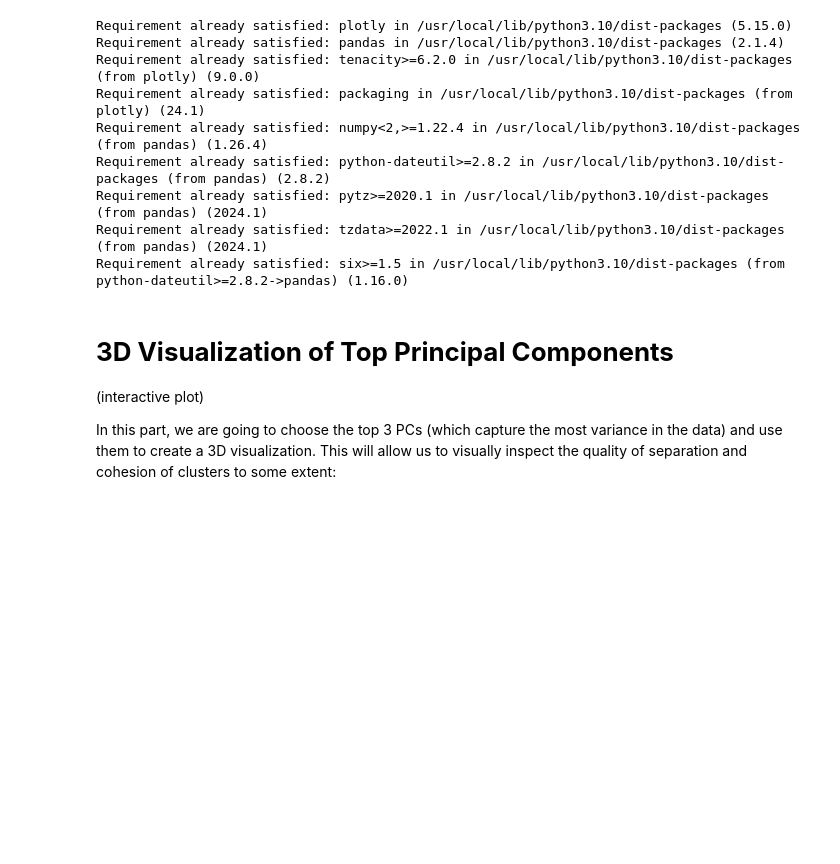
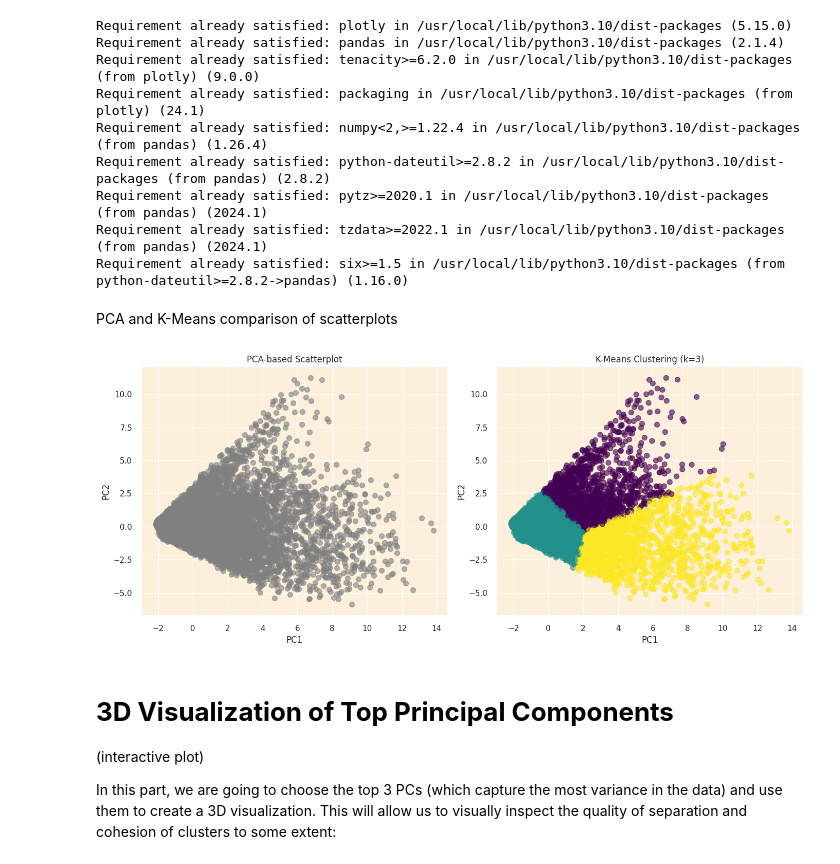
Before and after one commit to monteiro-sara/E-Commerce-Market-Research_RFM-CLV-PCA_KMEANS_RomeBusinessSchool, a Jupyter notebook: SM_RFM_analysis.ipynb, the cells around one changed output. Cells and saved outputs as stored; diff of their text form; code cells hidden in the pictures; blank space fills up the shorter version.

```diff
--- a/SM_RFM_analysis.ipynb
+++ b/SM_RFM_analysis.ipynb
@@ -1158,6 +1163,36 @@ Requirement already satisfied: six>=1.5 in /usr/local/lib/python3.10/dist-packag
 # %%
 import pandas as pd
 import plotly.graph_objects as go
+# %% [markdown]
+PCA and K-Means comparison of scatterplots
+# %%
+import matplotlib.pyplot as plt
+import numpy as np
+
+# Create a figure with two subplots side by side
+fig, ax = plt.subplots(1, 2, figsize=(14, 6))
+
+# Scatterplot 1: PCA-based (original PCA components)
+ax[0].scatter(customer_data_pca['PC1'], customer_data_pca['PC2'], c='gray', s=50, alpha=0.6)
+ax[0].set_title('PCA-based Scatterplot')
+ax[0].set_xlabel('PC1')
+ax[0].set_ylabel('PC2')
+
+# Scatterplot 2: K-Means Clustering based on PCA components
+scatter = ax[1].scatter(customer_data_pca['PC1'], customer_data_pca['PC2'], c=new_labels, cmap='viridis', s=50, alpha=0.6)
+ax[1].set_title('K-Means Clustering (k=3)')
+ax[1].set_xlabel('PC1')
+ax[1].set_ylabel('PC2')
+
+# Create a legend for the clusters
+legend1 = ax[1].legend(*scatter.legend_elements(), title="Clusters")
+ax[1].add_artist(legend1)
+
+# Adjust layout and display the plots
+plt.tight_layout()
+plt.show()
+# %% [output]
+[figure, added]
 # %% [markdown]
 # **3D Visualization of Top Principal Components**
 
```
Also changed, not shown: parts of 23 cells of this notebook.
